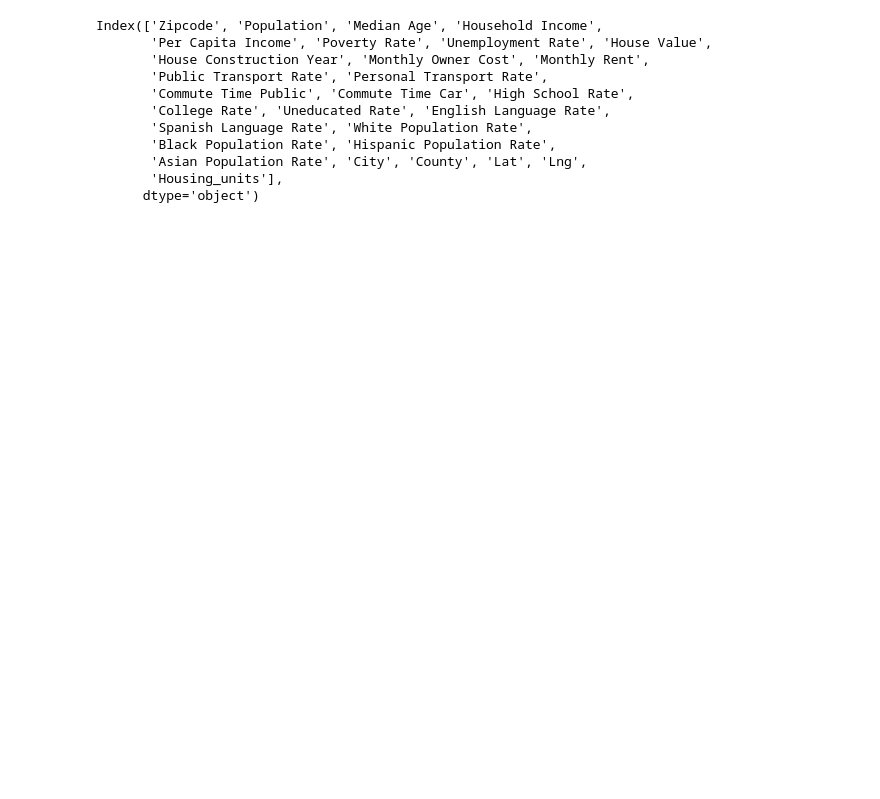
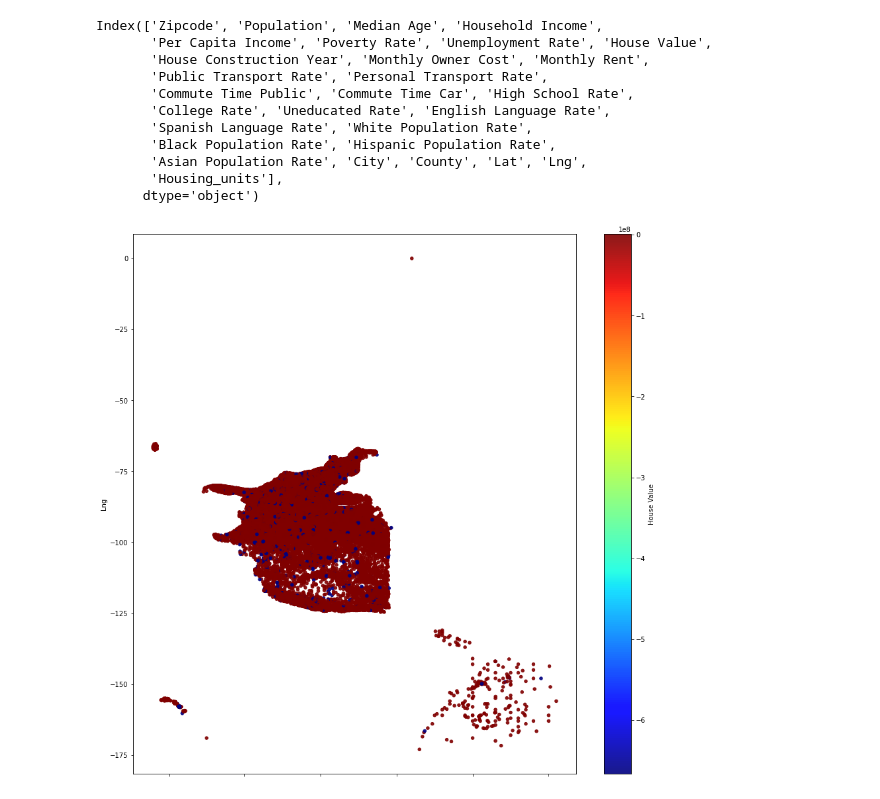
Before and after one commit to pandeysudip/housing-price, a Jupyter notebook: census_data.ipynb, the cells around one changed output. Cells and saved outputs as stored; diff of their text form; code cells hidden in the pictures; blank space fills up the shorter version.

Commit message:
adding figures of lat and lng

```diff
--- a/census_data.ipynb
+++ b/census_data.ipynb
@@ -212,3 +215,12 @@ Index(['Zipcode', 'Population', 'Median Age', 'Household Income',
        'Asian Population Rate', 'City', 'County', 'Lat', 'Lng',
        'Housing_units'],
       dtype='object')
+# %%
+#plotting
+census_2012.plot(kind='scatter', x='Lat', y='Lng', alpha=0.9,
+
+                figsize=(15,15), c='House Value', cmap=plt.get_cmap('jet'),
+                colorbar=True)
+plt.show()
+# %% [output]
+[figure, added]
```
Also changed, not shown: parts of 2 cells of this notebook.
